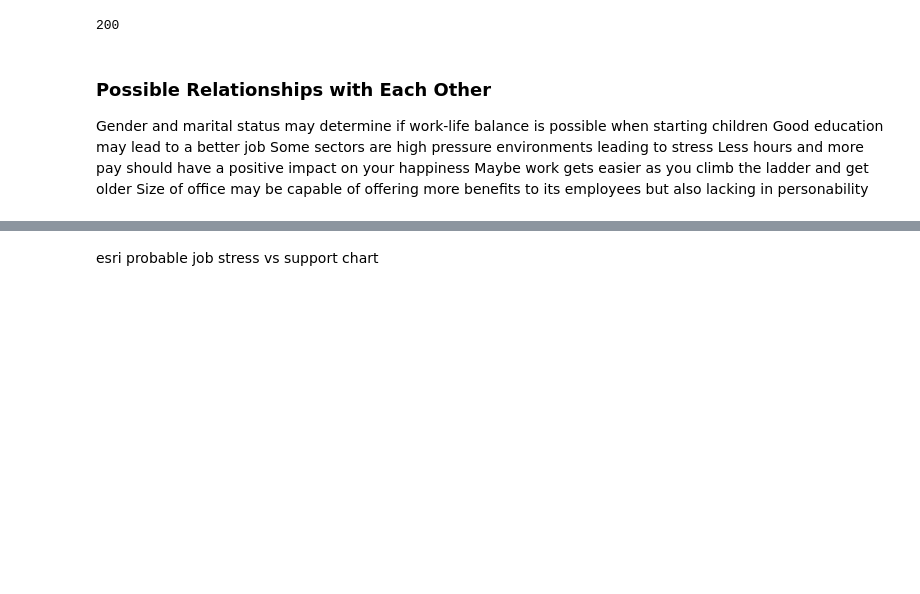
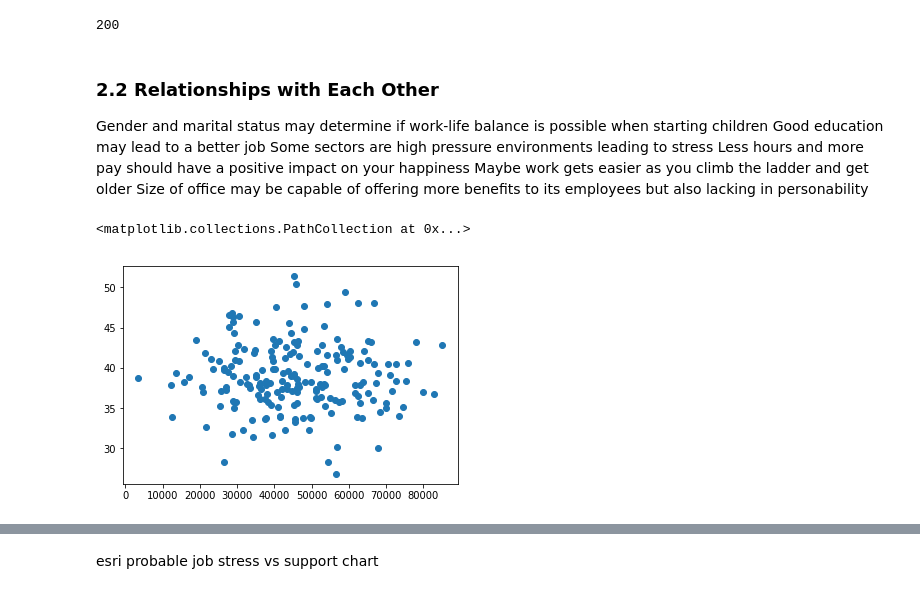
Before and after one commit to orlaith17/Project-Programming-DA, a Jupyter notebook: Happiness at Work.ipynb, the cells around one changed output, grey strips where cells are left out. Drawn from its saved outputs; the diff is of its cells as text; code cells hidden in the pictures; blank space fills up the shorter version.

```diff
--- a/Happiness at Work.ipynb
+++ b/Happiness at Work.ipynb
@@ -364,10 +369,16 @@ len(job)
 # %% [output]
 200
 # %% [markdown]
-### Possible Relationships with Each Other
+### 2.2 Relationships with Each Other
 Gender and marital status may determine if work-life balance is possible when starting children
 Good education may lead to a better job
 Some sectors are high pressure environments leading to stress
 Less hours and more pay should have a positive impact on your happiness
 Maybe work gets easier as you climb the ladder and get older
 Size of office may be capable of offering more benefits to its employees but also lacking in personability
+# %%
+# pay vs hours, no correlation
+plt.scatter(pay,hours)
+# %% [output]
+<matplotlib.collections.PathCollection at 0x...>
+[figure, added]
```
Also changed, not shown: parts of 44 cells of this notebook.
